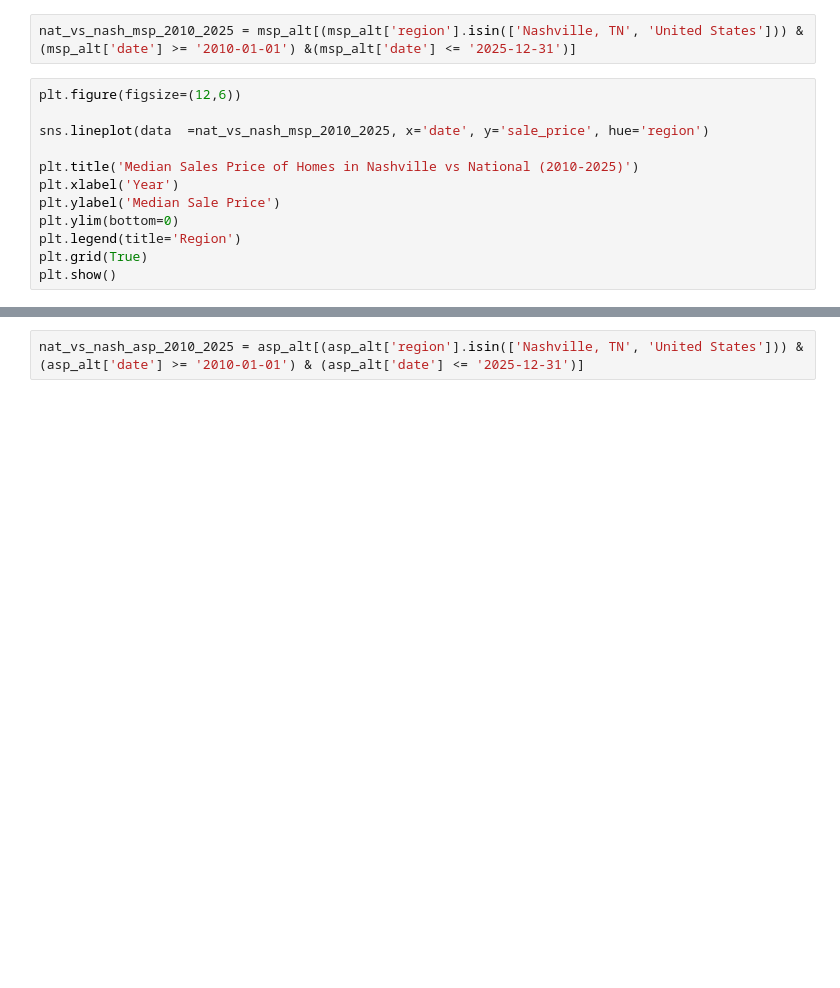
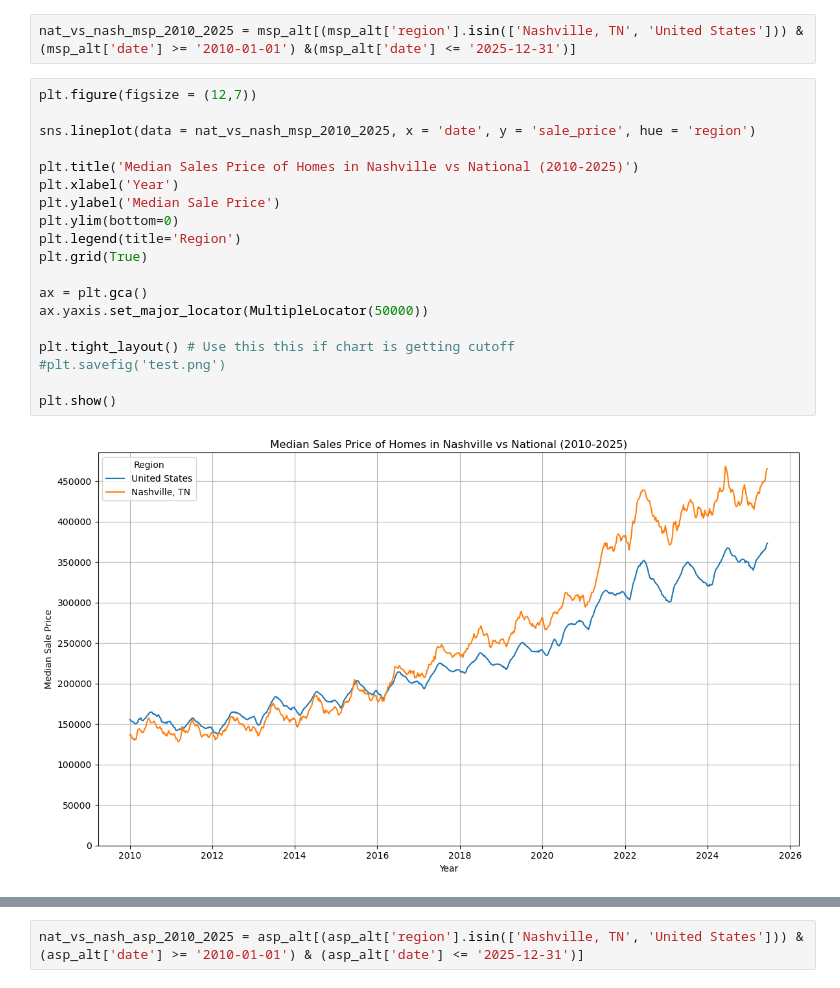
Before and after one commit to Johnny-Van97/housing-market-capstone, a Jupyter notebook: housing_market_1.ipynb, the cells around one changed output, grey strips where cells are left out. Drawn from its saved outputs; the diff is of its cells as text; blank space fills up the shorter version.

```diff
--- a/housing_market_1.ipynb
+++ b/housing_market_1.ipynb
@@ -105,15 +149,24 @@ asp_alt['date'] = pd.to_datetime(asp_alt['date'], format='%Y-%m-%d')
 #nash_asp_alt_2025['sale_price'].mean()
 # %%
 nat_vs_nash_msp_2010_2025 = msp_alt[(msp_alt['region'].isin(['Nashville, TN', 'United States'])) &(msp_alt['date'] >= '2010-01-01') &(msp_alt['date'] <= '2025-12-31')]
-# %%
-plt.figure(figsize=(12,6))
-
-sns.lineplot(data  =nat_vs_nash_msp_2010_2025, x='date', y='sale_price', hue='region')
-
-plt.title('Median Sales Price of Homes in Nashville vs National (2010-2025)')
-plt.xlabel('Year')
-plt.ylabel('Median Sale Price')
-plt.ylim(bottom=0)
-plt.legend(title='Region')
-plt.grid(True)
-plt.show()
+# %%
+plt.figure(figsize = (12,7))
+
+sns.lineplot(data = nat_vs_nash_msp_2010_2025, x = 'date', y = 'sale_price', hue = 'region')
+
+plt.title('Median Sales Price of Homes in Nashville vs National (2010-2025)')
+plt.xlabel('Year')
+plt.ylabel('Median Sale Price')
+plt.ylim(bottom=0)
+plt.legend(title='Region')
+plt.grid(True)
+
+ax = plt.gca()
+ax.yaxis.set_major_locator(MultipleLocator(50000))
+
+plt.tight_layout() # Use this this if chart is getting cutoff
+#plt.savefig('test.png')
+
+plt.show()
+# %% [output]
+[figure, added]
```
Also changed, not shown: parts of 78 cells of this notebook, 5 other files.
